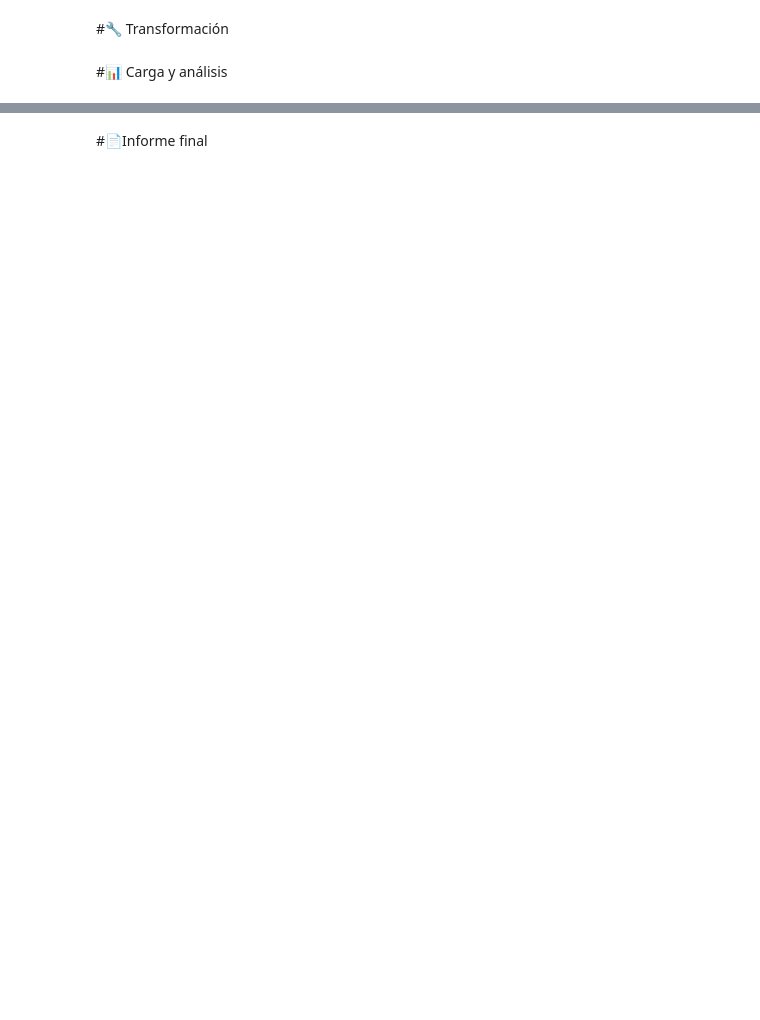
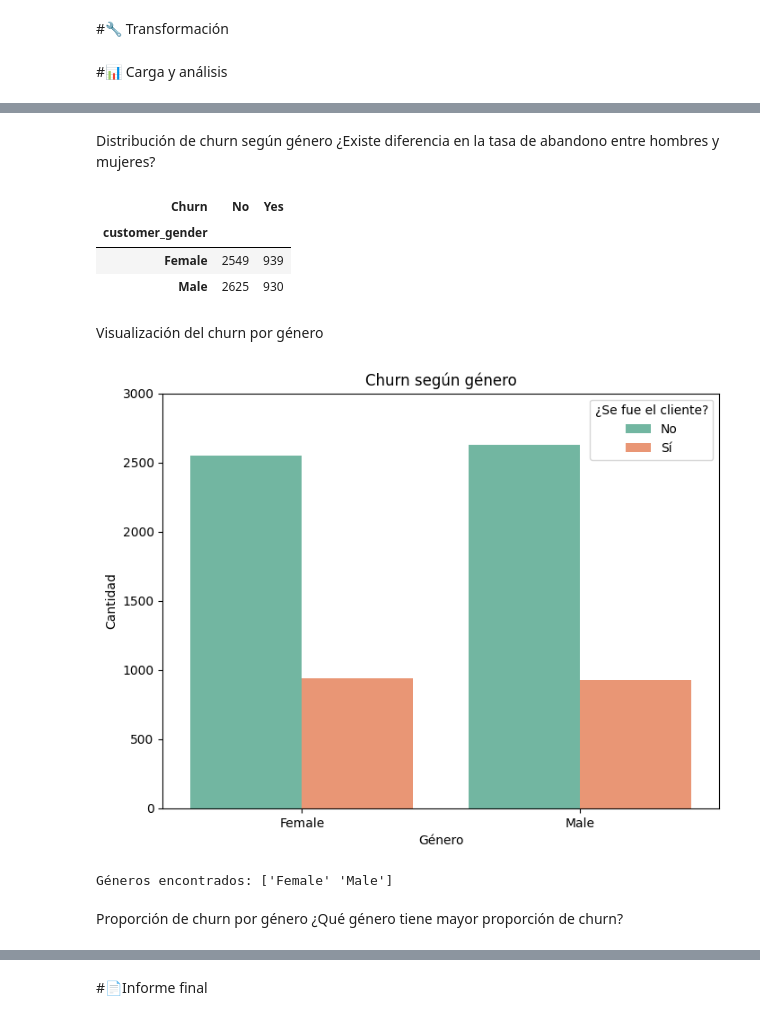
Before and after one commit to adrian-pieroni/challenge2-data-science-LATAM, a Jupyter notebook: challenge2_data_science_LATAM.ipynb, the cells around one changed output, grey strips where cells are left out. Saved outputs shown, nothing was run; the diff lists cells and outputs as text; code cells hidden in the pictures; blank space fills up the shorter version.

```diff
--- a/challenge2_data_science_LATAM.ipynb
+++ b/challenge2_data_science_LATAM.ipynb
@@ -96,0 +540,38 @@ Index(['customerID', 'Churn', 'customer.gender', 'customer.SeniorCitizen',
+# %% [markdown]
+Distribución de churn según género
+¿Existe diferencia en la tasa de abandono entre hombres y mujeres?
+# %%
+df_limpio.groupby(['customer_gender', 'Churn']).size().unstack()
+# %% [output]
+| Churn | No | Yes |
+| customer_gender |  |  |
+| Female | 2549 | 939 |
+| Male | 2625 | 930 |
+# %% [markdown]
+Visualización del churn por género
+# %%
+
+df_limpio['Churn_Label'] = df_limpio['Churn'].map({'No': 'No', 'Yes': 'Sí'})
+
+plt.figure(figsize=(8, 6))
+sns.countplot(
+    data=df_limpio,
+    x='customer_gender',
+    hue='Churn_Label',
+    palette='Set2'
+)
+
+plt.title('Churn según género')
+plt.xlabel('Género')
+plt.ylabel('Cantidad')
+plt.ylim(0, 3000)
+plt.legend(title='¿Se fue el cliente?')
+plt.show()
+
+print("Géneros encontrados:", df_limpio['customer_gender'].unique())
+# %% [output]
+[figure, added]
+Géneros encontrados: ['Female' 'Male']
+# %% [markdown]
+Proporción de churn por género
+¿Qué género tiene mayor proporción de churn?
```
Also changed, not shown: parts of 90 cells of this notebook.
